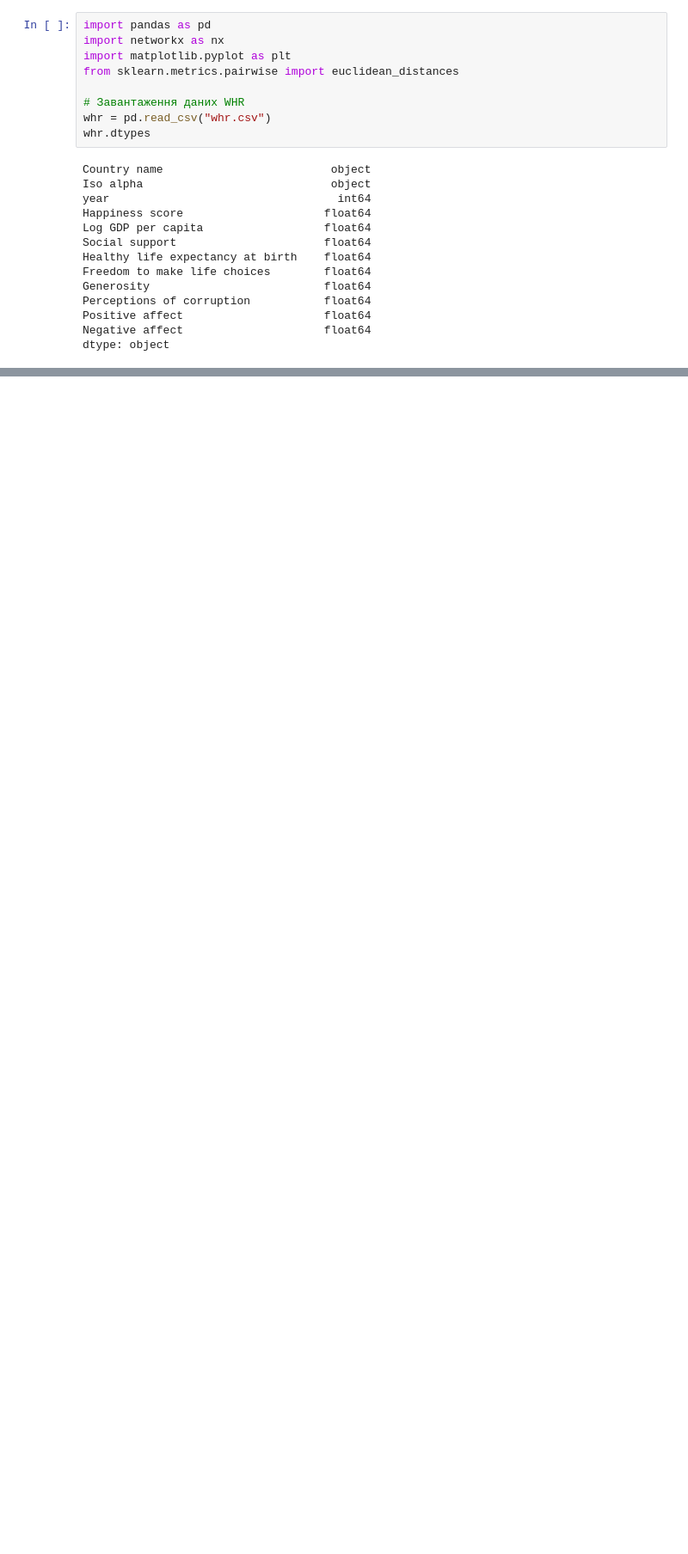
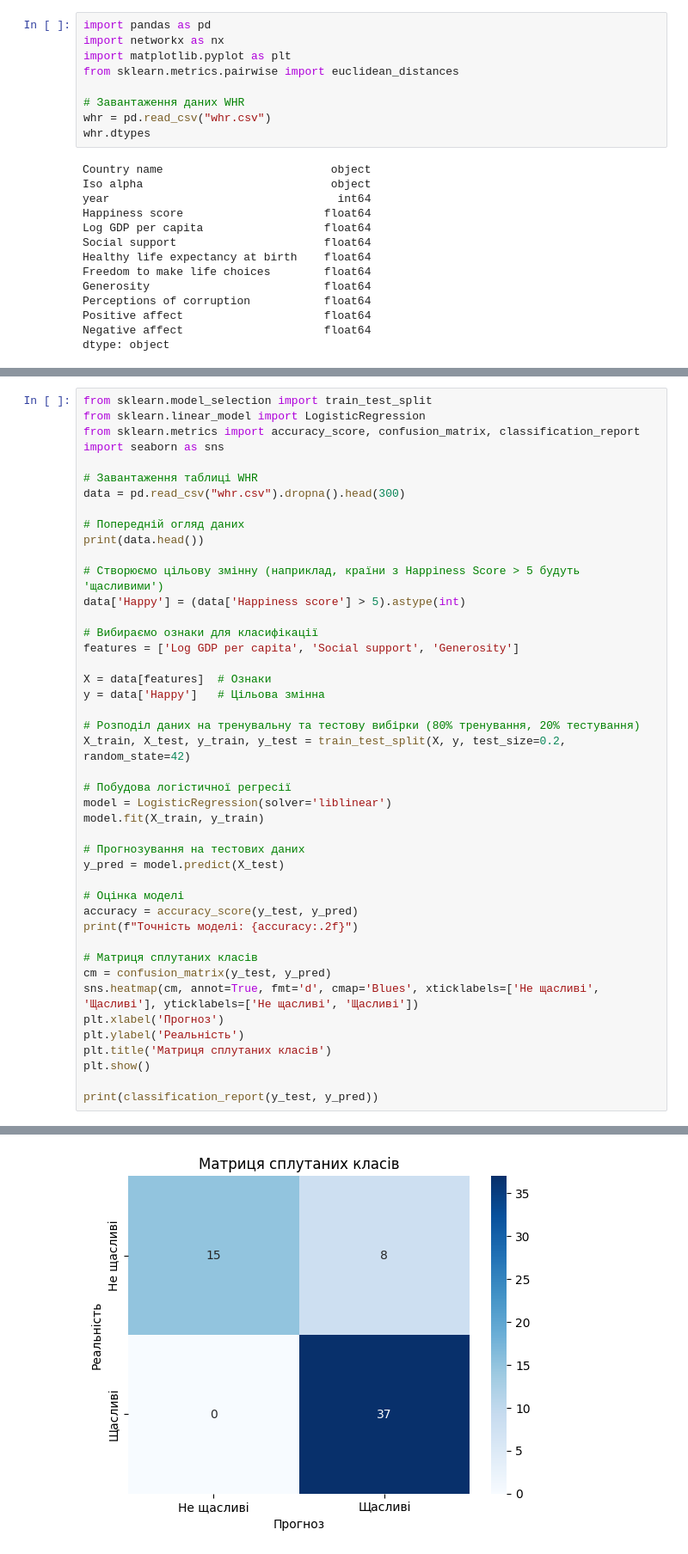
Before and after one commit to MaximKucheriaviy/labNUFT, a Jupyter notebook: VBA/lab8/lab8.ipynb, the cells around one changed output, grey strips where cells are left out. Shown: that part at 86% size. Cells and saved outputs as stored; diff of their text form; blank space fills up the shorter version.

```diff
--- a/VBA/lab8/lab8.ipynb
+++ b/VBA/lab8/lab8.ipynb
@@ -200,0 +178,45 @@ plt.show()
+# %%
+from sklearn.model_selection import train_test_split
+from sklearn.linear_model import LogisticRegression
+from sklearn.metrics import accuracy_score, confusion_matrix, classification_report
+import seaborn as sns
+
+# Завантаження таблиці WHR
+data = pd.read_csv("whr.csv").dropna().head(300)
+
+# Попередній огляд даних
+print(data.head())
+
+# Створюємо цільову змінну (наприклад, країни з Happiness Score > 5 будуть 'щасливими')
+data['Happy'] = (data['Happiness score'] > 5).astype(int)
+
+# Вибираємо ознаки для класифікації
+features = ['Log GDP per capita', 'Social support', 'Generosity']
+
+X = data[features]  # Ознаки
+y = data['Happy']   # Цільова змінна
+
+# Розподіл даних на тренувальну та тестову вибірки (80% тренування, 20% тестування)
+X_train, X_test, y_train, y_test = train_test_split(X, y, test_size=0.2, random_state=42)
+
+# Побудова логістичної регресії
+model = LogisticRegression(solver='liblinear')
+model.fit(X_train, y_train)
+
+# Прогнозування на тестових даних
+y_pred = model.predict(X_test)
+
+# Оцінка моделі
+accuracy = accuracy_score(y_test, y_pred)
+print(f"Точність моделі: {accuracy:.2f}")
+
+# Матриця сплутаних класів
+cm = confusion_matrix(y_test, y_pred)
+sns.heatmap(cm, annot=True, fmt='d', cmap='Blues', xticklabels=['Не щасливі', 'Щасливі'], yticklabels=['Не щасливі', 'Щасливі'])
+plt.xlabel('Прогноз')
+plt.ylabel('Реальність')
+plt.title('Матриця сплутаних класів')
+plt.show()
+
+print(classification_report(y_test, y_pred))
+# %% [output]
@@ -200,0 +240 @@ plt.show()
+[figure, added]
```
Also changed, not shown: parts of 5 cells of this notebook, 1 other file.
